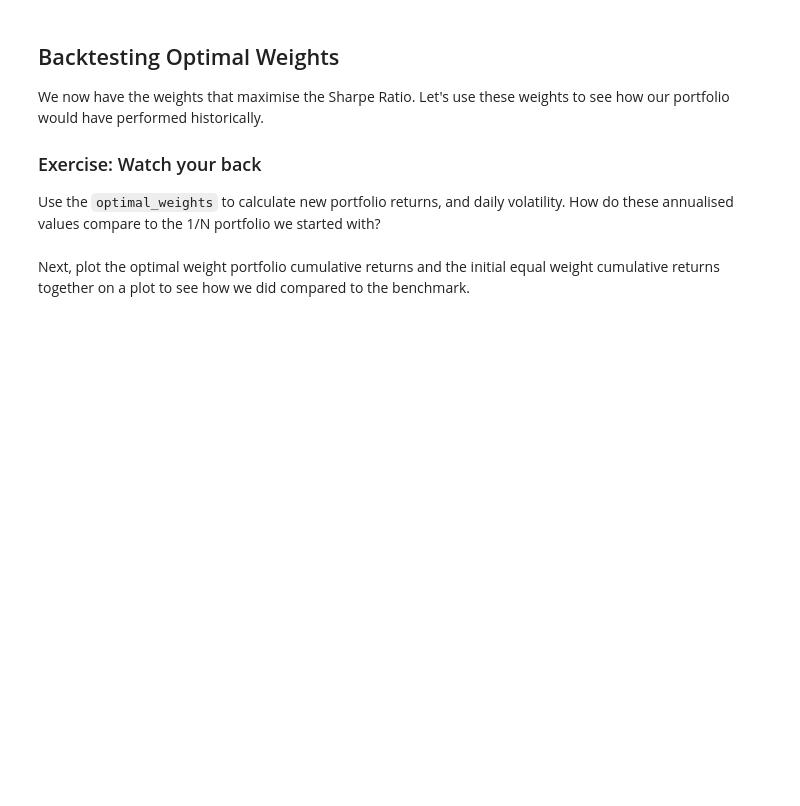
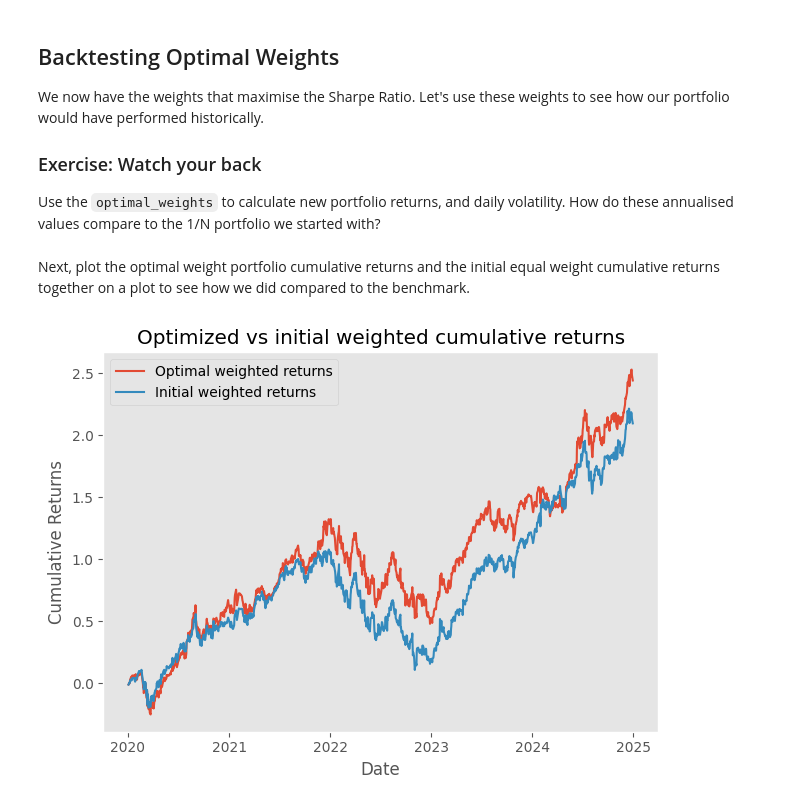
Before and after one commit to Imperial-Business-School/python-for-finance-WangZilu-imperial, a Jupyter notebook: 12. Optimisation.ipynb, the cells around one changed output. Drawn from its saved outputs; the diff is of its cells as text; code cells hidden in the pictures; blank space fills up the shorter version.

```diff
--- a/12. Optimisation.ipynb
+++ b/12. Optimisation.ipynb
@@ -57,6 +96,16 @@ SciPy is a computational library for Python that goes beyond NumPy by adding lot
 Recall that Sharpe Ratio is a measure of risk-adjusted return. The higher the value, the higher return we get for the risk we put in.
 
 To work with `minimize()` we need a function. So let's define a function to calculate the negative Sharpe Ratio. It should accept weights as an argument, since this is the parameter we'll be optimising to get the Sharpe Ratio higher.
+# %%
+# optimize the portfolio by maximize the sharpe ratio of the portfolio
+def negative_sharpe (weights):
+    p_returns = np.dot(returns, weights)
+    annualised_returns = p_returns.mean() * TRADING_DAYS
+    annualised_volatility = p_returns.std() * np.sqrt (TRADING_DAYS)
+    sharpe = (annualised_returns - RFR) / annualised_volatility
+    return -sharpe
+
+# python only has the minimize function but no maximize, but maximize = minimize the negative
 # %% [markdown]
 Then we need to define the **bounds** and **constraints**, and the *intial weights*.
 
@@ -65,3 +114,14 @@ The bounds restrict the values that `minimize()` will attempt to use for individ
 The constraints restrict the possible solutions that `minimize()` can return. For example, in our solution, all the weights must sum to 1.0, such that our portfolio is complete.
 
 For the initial weights we'll start with a 1/N portfolio.
+# %%
+cons = {"type": "eq","fun": lambda x: sum(x) - 1 }
+# eq menans equals; fun means function
+
+bounds = tuple((0, 1) for x in range (5))
+
+int_weights = np.ones(5)/5
+
+optimal = minimize(negative_sharpe, int_weights, bounds = bounds, constraints= cons)
+opt_weights = optimal.x
+opt_weights * 100
@@ -78,2 +138,4 @@ Use the `optimal_weights` to calculate new portfolio returns, and daily volatili
+# %%
+opt_p_returns = np.dot(returns, opt_weights)
 # %% [markdown]
 Next, plot the optimal weight portfolio cumulative returns and the initial equal weight cumulative returns together on a plot to see how we did compared to the benchmark.
@@ -81,0 +142,20 @@ Next, plot the optimal weight portfolio cumulative returns and the initial equal
+# %%
+initial_p_returns = np.dot(returns, int_weights)
+initial_p_returns # will give 1256 values, cause there is no returns on the first day
+
+df_pivot.index # will give 1257 values
+df_pivot.index[1:]
+
+cumul_opt_returns = (1 + opt_p_returns).cumprod() - 1
+cumul_int_returns = (1+ initial_p_returns).cumprod() - 1
+
+plt.plot(df_pivot.index[1:], cumul_opt_returns, label = "Optimal weighted returns")
+plt.plot(df_pivot.index[1:], cumul_int_returns, label = "Initial weighted returns")
+plt.legend()
+plt.title ("Optimized vs initial weighted cumulative returns")
+plt.xlabel("Date")
+plt.ylabel("Cumulative Returns")
+plt.grid()
+plt.tight_layout()
+# %% [output]
+[figure, added]
```
Also changed, not shown: parts of 8 cells of this notebook.
